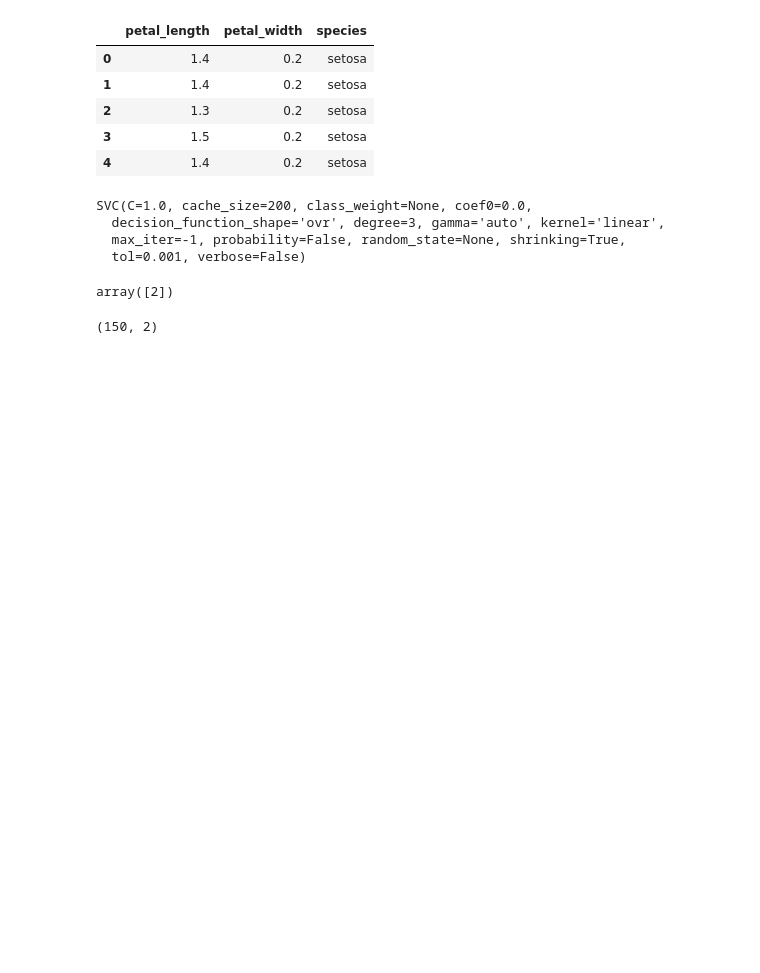
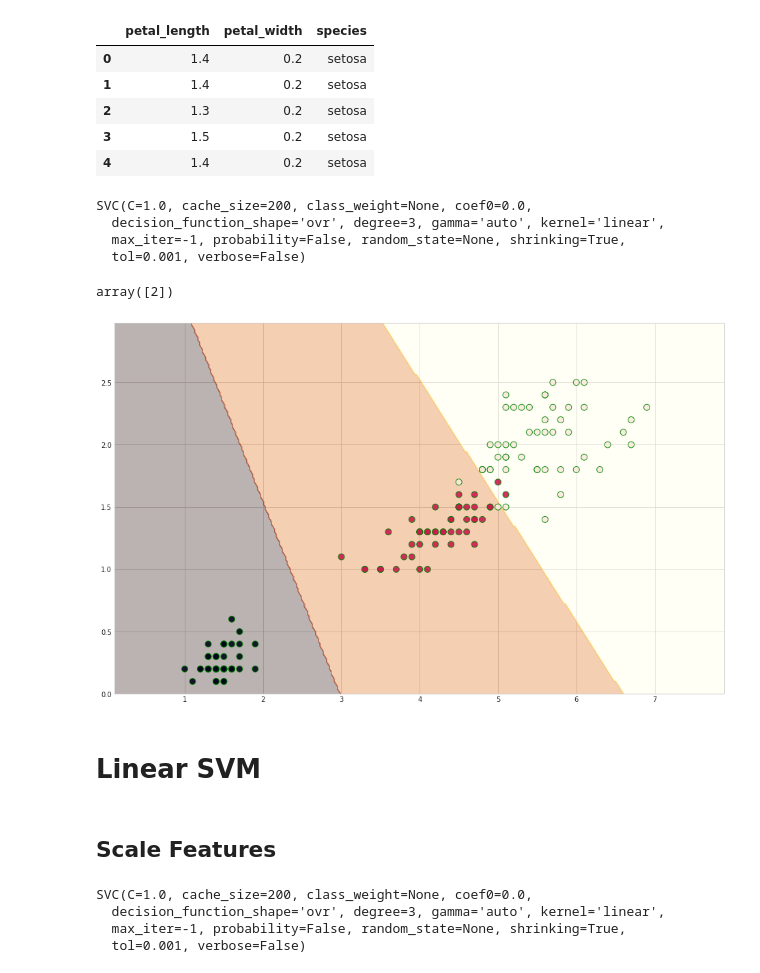
Before and after one commit to ab-anand/Data-Warehouse, a Jupyter notebook: Iris_SVM/SVM with IRIS.ipynb, the cells around one changed output. Cells and saved outputs as stored; diff of their text form; code cells hidden in the pictures; blank space fills up the shorter version.

```diff
--- a/Iris_SVM/SVM with IRIS.ipynb
+++ b/Iris_SVM/SVM with IRIS.ipynb
@@ -49,10 +49,6 @@ SVC(C=1.0, cache_size=200, class_weight=None, coef0=0.0,
 clf.predict([[6,2]])
 # %% [output]
 array([2])
-# %%
-X.shape
-# %% [output]
-(150, 2)
 # %%
 Xv = X.values.reshape(-1,1)
 h = 0.02
@@ -60,3 +56,14 @@ x_min, x_max = Xv.min(), Xv.max() + 1
 y_min, y_max = y.min(), y.max() + 1
 xx, yy = np.meshgrid(np.arange(x_min, x_max, h),
                      np.arange(y_min, y_max, h))
+# %%
+z = clf.predict(np.c_[xx.ravel(), yy.ravel()])
+z = z.reshape(xx.shape)
+fig = plt.figure(figsize=(16,10))
+ax = plt.contourf(xx, yy, z, cmap = 'afmhot', alpha=0.3);
+plt.scatter(X.values[:, 0], X.values[:, 1], c=y, s=80,
+            alpha=0.9, edgecolors='g');
+# %% [output]
+[figure, added]
+# %% [markdown]
+# Linear SVM
@@ -62,0 +83,2 @@ xx, yy = np.meshgrid(np.arange(x_min, x_max, h),
+# %% [markdown]
+## Scale Features
@@ -62,0 +88,9 @@ xx, yy = np.meshgrid(np.arange(x_min, x_max, h),
+# %%
+C = 1.0
+clf = svm.SVC(kernel='linear', C=C)
+clf.fit(X_std_train, y_train)
+# %% [output]
+SVC(C=1.0, cache_size=200, class_weight=None, coef0=0.0,
+  decision_function_shape='ovr', degree=3, gamma='auto', kernel='linear',
+  max_iter=-1, probability=False, random_state=None, shrinking=True,
+  tol=0.001, verbose=False)
```
Also changed, not shown: parts of 80 cells of this notebook.
